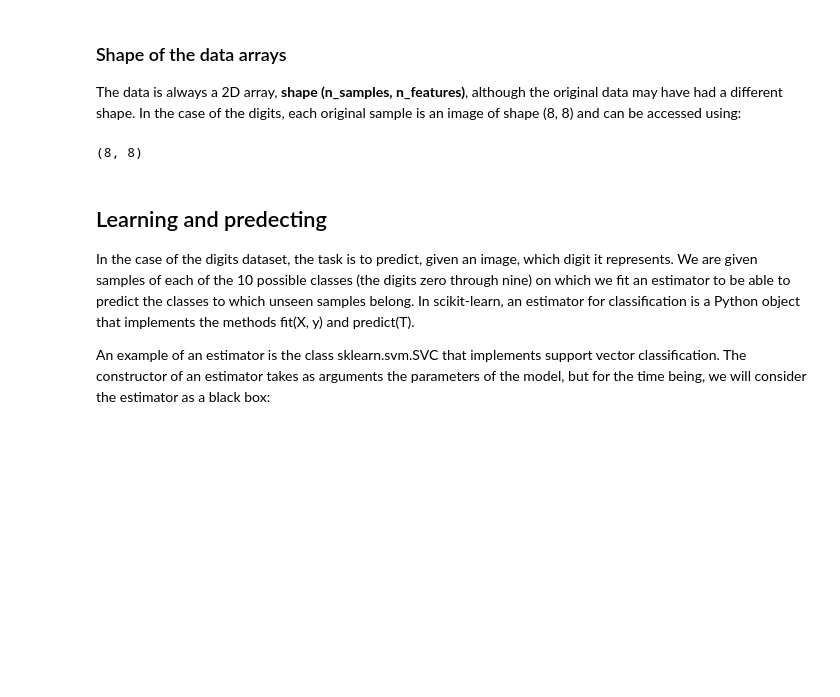
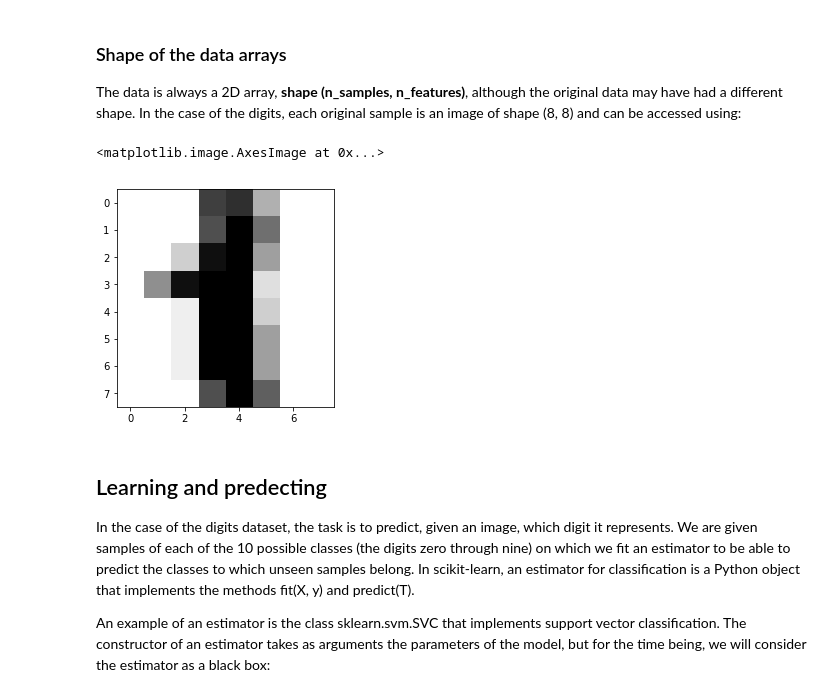
Before and after one commit to halordbo/Lecture-2, a Jupyter notebook: Lecture_2.ipynb, the cells around one changed output. Saved outputs shown, nothing was run; the diff lists cells and outputs as text; code cells hidden in the pictures; blank space fills up the shorter version.

Commit message:
fix plot

```diff
--- a/Lecture_2.ipynb
+++ b/Lecture_2.ipynb
@@ -255,10 +177,12 @@ print(digits.target)
 # %% [markdown]
 ### Shape of the data arrays
 The data is always a 2D array, **shape (n_samples, n_features)**, although the original data may have had a different shape. In the case of the digits, each original sample is an image of shape (8, 8) and can be accessed using:
-# %%
-digits.images[0].shape
-# %% [output]
-(8, 8)
+# %%
+digits.images[0].shape
+plt.imshow(digits.images[1],cmap=plt.cm.binary, interpolation='nearest')
+# %% [output]
+<matplotlib.image.AxesImage at 0x...>
+[figure, added]
 # %% [markdown]
 ## Learning and predecting
 In the case of the digits dataset, the task is to predict, given an image, which digit it represents. We are given samples of each of the 10 possible classes (the digits zero through nine) on which we fit an estimator to be able to predict the classes to which unseen samples belong.
```
Also changed, not shown: parts of 33 cells of this notebook, 1 other file.
